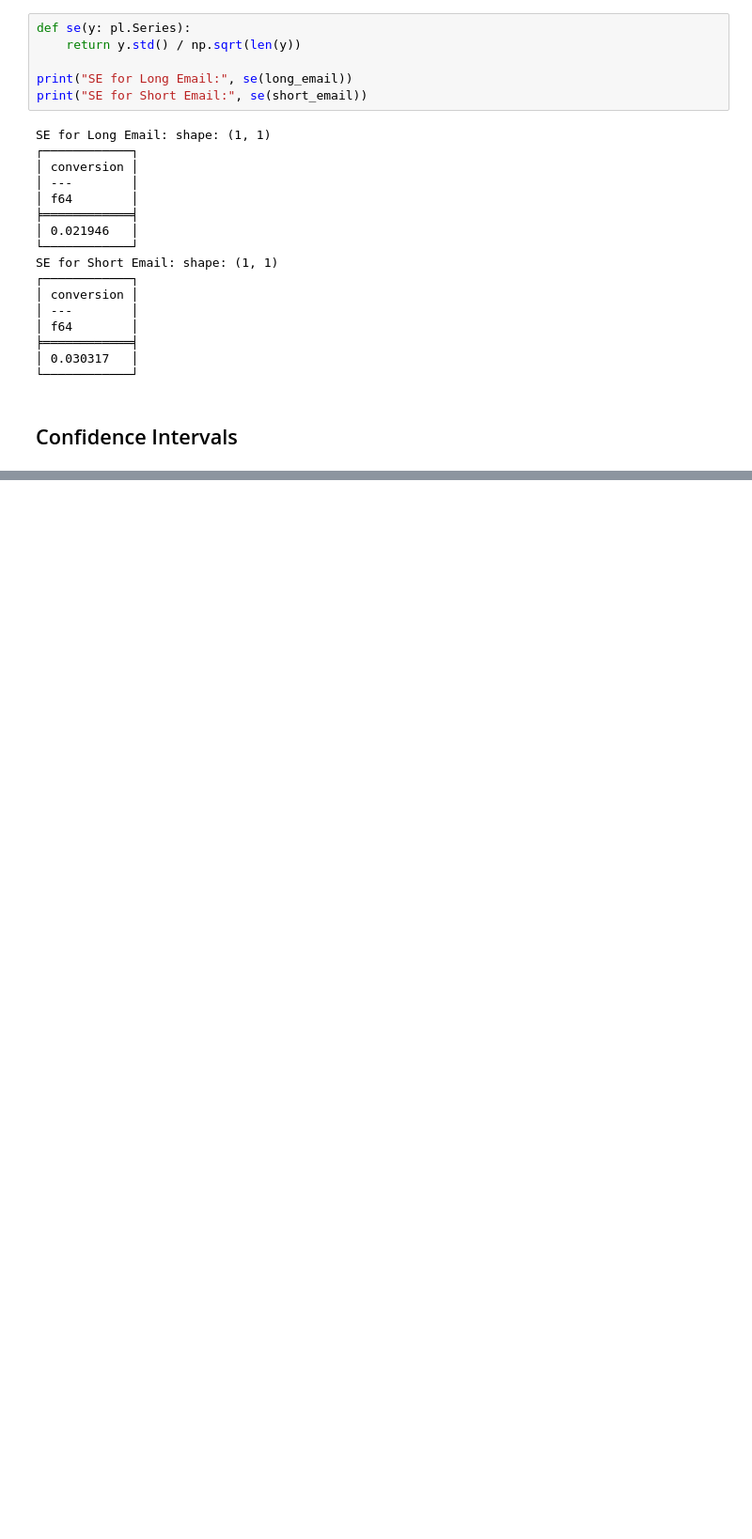
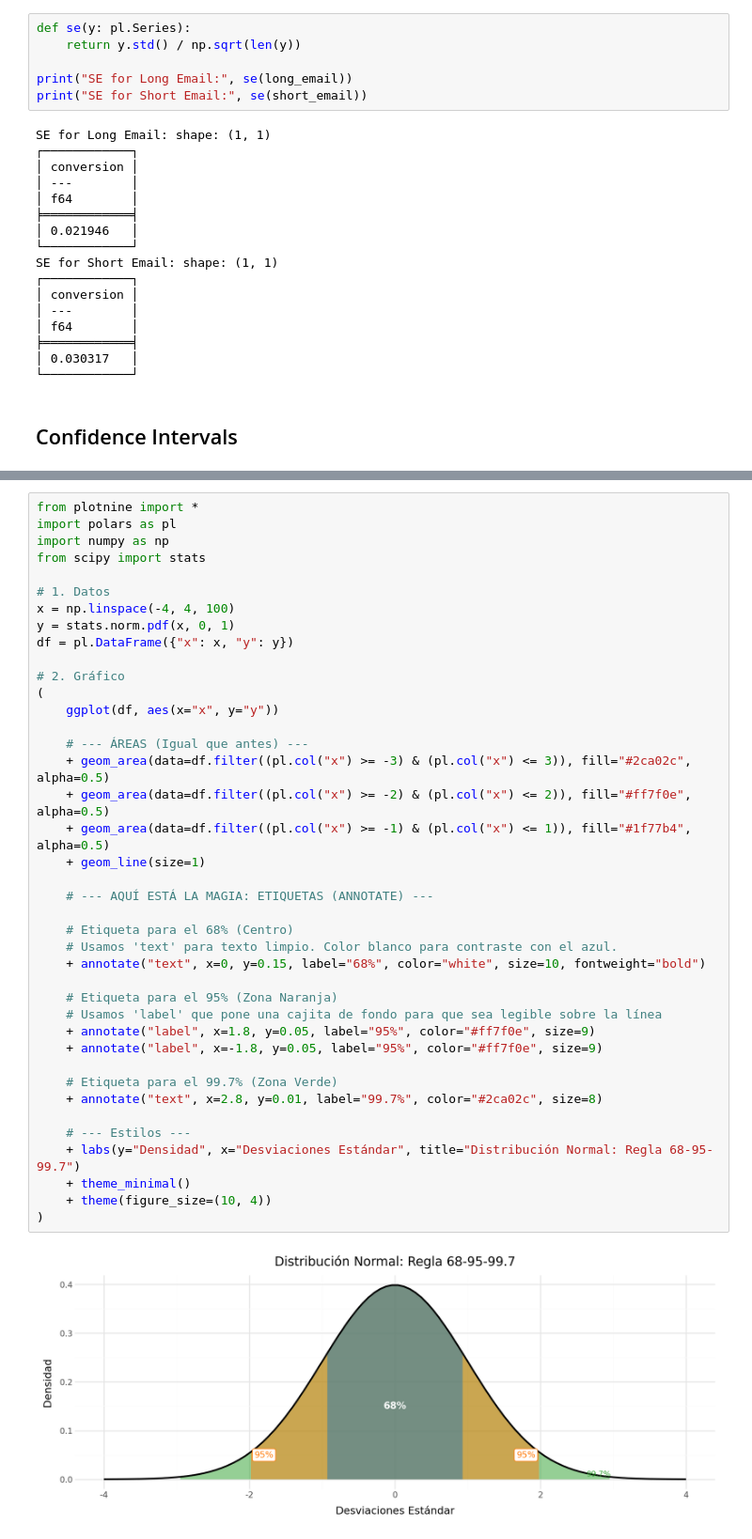
Before and after one commit to Sechi42/Causal_Inference-with-python, a Jupyter notebook: ch02/ch02.ipynb, the cells around one changed output, grey strips where cells are left out. Shown: that part at 94% size. Cells and saved outputs as stored; diff of their text form; blank space fills up the shorter version.

```diff
--- a/ch02/ch02.ipynb
+++ b/ch02/ch02.ipynb
@@ -249,0 +305,42 @@ SE for Short Email: shape: (1, 1)
+# %%
+from plotnine import *
+import polars as pl
+import numpy as np
+from scipy import stats
+
+# 1. Datos
+x = np.linspace(-4, 4, 100)
+y = stats.norm.pdf(x, 0, 1)
+df = pl.DataFrame({"x": x, "y": y})
+
+# 2. Gráfico
+(
+    ggplot(df, aes(x="x", y="y"))
+
+    # --- ÁREAS (Igual que antes) ---
+    + geom_area(data=df.filter((pl.col("x") >= -3) & (pl.col("x") <= 3)), fill="#2ca02c", alpha=0.5)
+    + geom_area(data=df.filter((pl.col("x") >= -2) & (pl.col("x") <= 2)), fill="#ff7f0e", alpha=0.5)
+    + geom_area(data=df.filter((pl.col("x") >= -1) & (pl.col("x") <= 1)), fill="#1f77b4", alpha=0.5)
+    + geom_line(size=1)
+
+    # --- AQUÍ ESTÁ LA MAGIA: ETIQUETAS (ANNOTATE) ---
+
+    # Etiqueta para el 68% (Centro)
+    # Usamos 'text' para texto limpio. Color blanco para contraste con el azul.
+    + annotate("text", x=0, y=0.15, label="68%", color="white", size=10, fontweight="bold")
+
+    # Etiqueta para el 95% (Zona Naranja)
+    # Usamos 'label' que pone una cajita de fondo para que sea legible sobre la línea
+    + annotate("label", x=1.8, y=0.05, label="95%", color="#ff7f0e", size=9)
+    + annotate("label", x=-1.8, y=0.05, label="95%", color="#ff7f0e", size=9)
+
+    # Etiqueta para el 99.7% (Zona Verde)
+    + annotate("text", x=2.8, y=0.01, label="99.7%", color="#2ca02c", size=8)
+
+    # --- Estilos ---
+    + labs(y="Densidad", x="Desviaciones Estándar", title="Distribución Normal: Regla 68-95-99.7")
+    + theme_minimal()
+    + theme(figure_size=(10, 4))
+)
+# %% [output]
+[figure, added]
```
Also changed, not shown: parts of 11 cells of this notebook.
